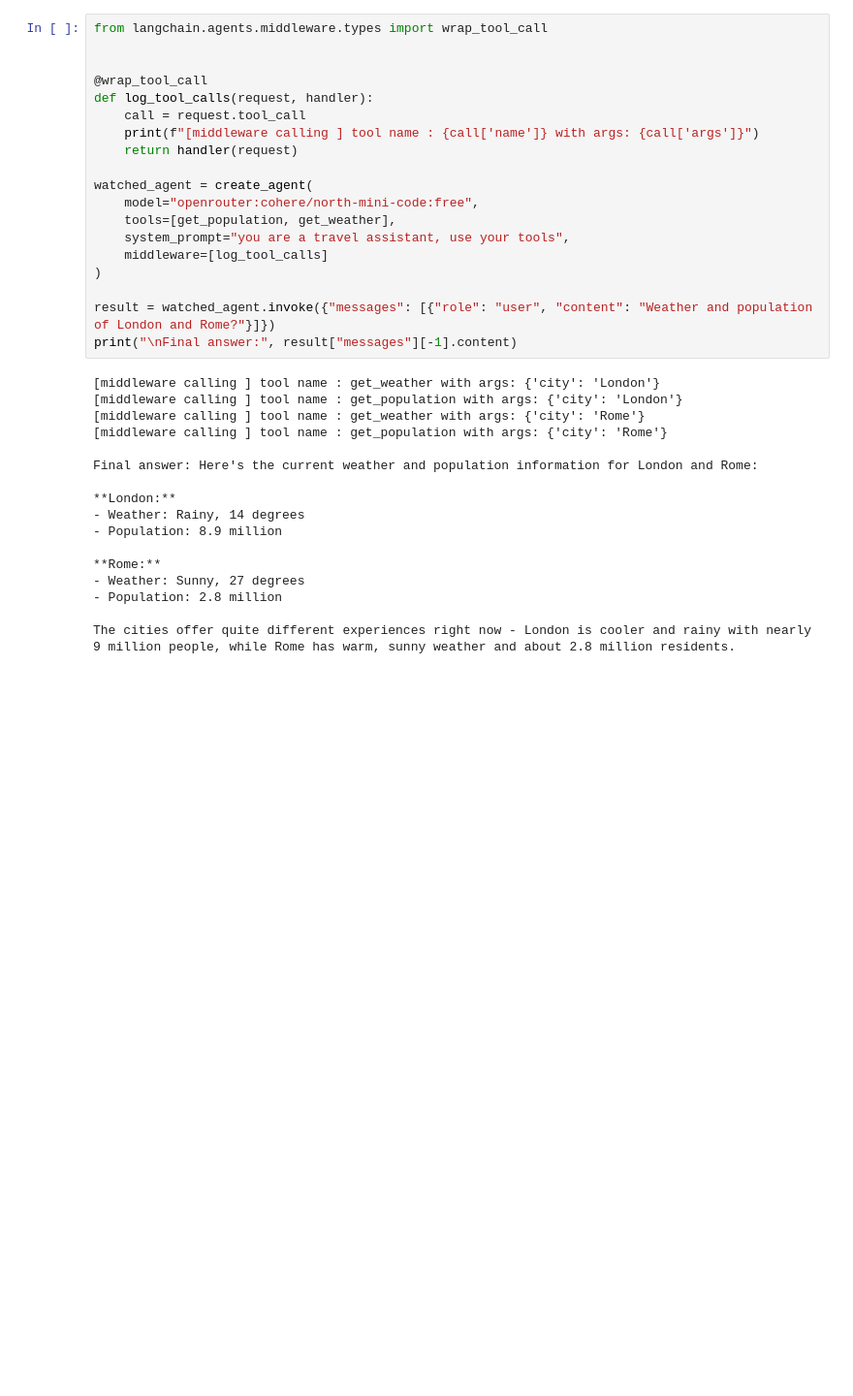
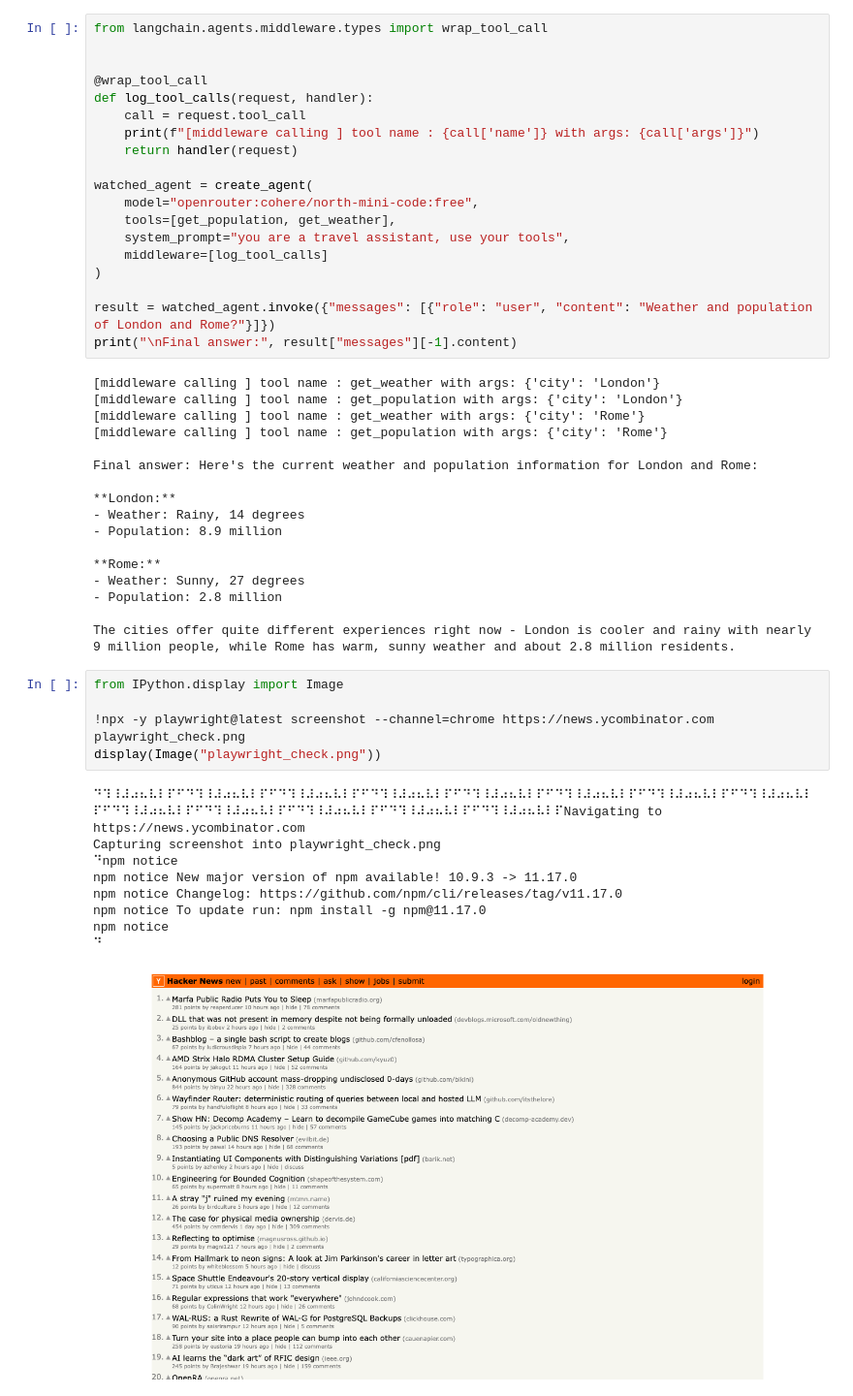
Before and after one commit to captain-jack-sparrow909/agentic-ai-lab, a Jupyter notebook: 4_langchain_langgraph/3_lab3.ipynb, the cells around one changed output. Shown at 97% size. Drawn from its saved outputs; the diff is of its cells as text; blank space fills up the shorter version.

Commit message:
using playwright mcp

```diff
--- a/4_langchain_langgraph/3_lab3.ipynb
+++ b/4_langchain_langgraph/3_lab3.ipynb
@@ -138,3 +138,18 @@ Final answer: Here's the current weather and population information for London a
 - Population: 2.8 million
 
 The cities offer quite different experiences right now - London is cooler and rainy with nearly 9 million people, while Rome has warm, sunny weather and about 2.8 million residents.
+# %%
+from IPython.display import Image
+
+!npx -y playwright@latest screenshot --channel=chrome https://news.ycombinator.com playwright_check.png
+display(Image("playwright_check.png"))
+# %% [output]
+⠙⠹⠸⠼⠴⠦⠧⠇⠏⠋⠙⠹⠸⠼⠴⠦⠧⠇⠏⠋⠙⠹⠸⠼⠴⠦⠧⠇⠏⠋⠙⠹⠸⠼⠴⠦⠧⠇⠏⠋⠙⠹⠸⠼⠴⠦⠧⠇⠏⠋⠙⠹⠸⠼⠴⠦⠧⠇⠏⠋⠙⠹⠸⠼⠴⠦⠧⠇⠏⠋⠙⠹⠸⠼⠴⠦⠧⠇⠏⠋⠙⠹⠸⠼⠴⠦⠧⠇⠏⠋⠙⠹⠸⠼⠴⠦⠧⠇⠏⠋⠙⠹⠸⠼⠴⠦⠧⠇⠏⠋⠙⠹⠸⠼⠴⠦⠧⠇⠏⠋⠙⠹⠸⠼⠴⠦⠧⠇⠏Navigating to https://news.ycombinator.com
+Capturing screenshot into playwright_check.png
+⠙npm notice
+npm notice New major version of npm available! 10.9.3 -> 11.17.0
+npm notice Changelog: https://github.com/npm/cli/releases/tag/v11.17.0
+npm notice To update run: npm install -g npm@11.17.0
+npm notice
+⠙
+[figure, added]
```
Also changed, not shown: parts of 2 cells of this notebook, 4 other files.
